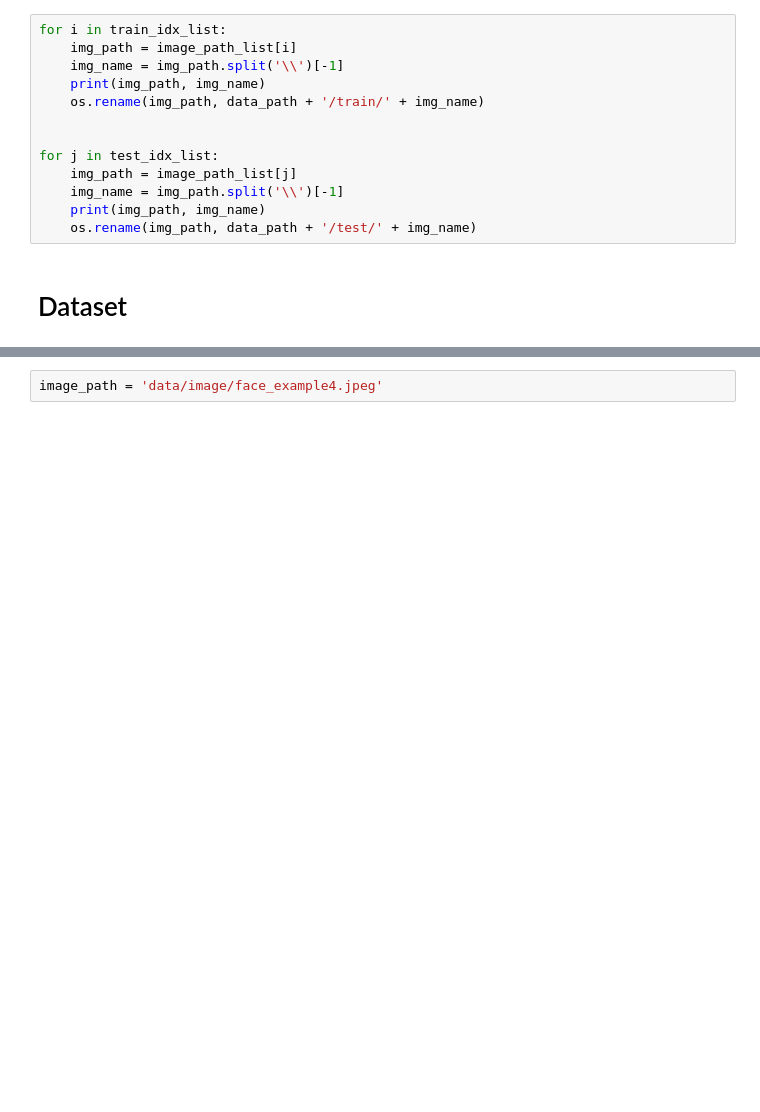
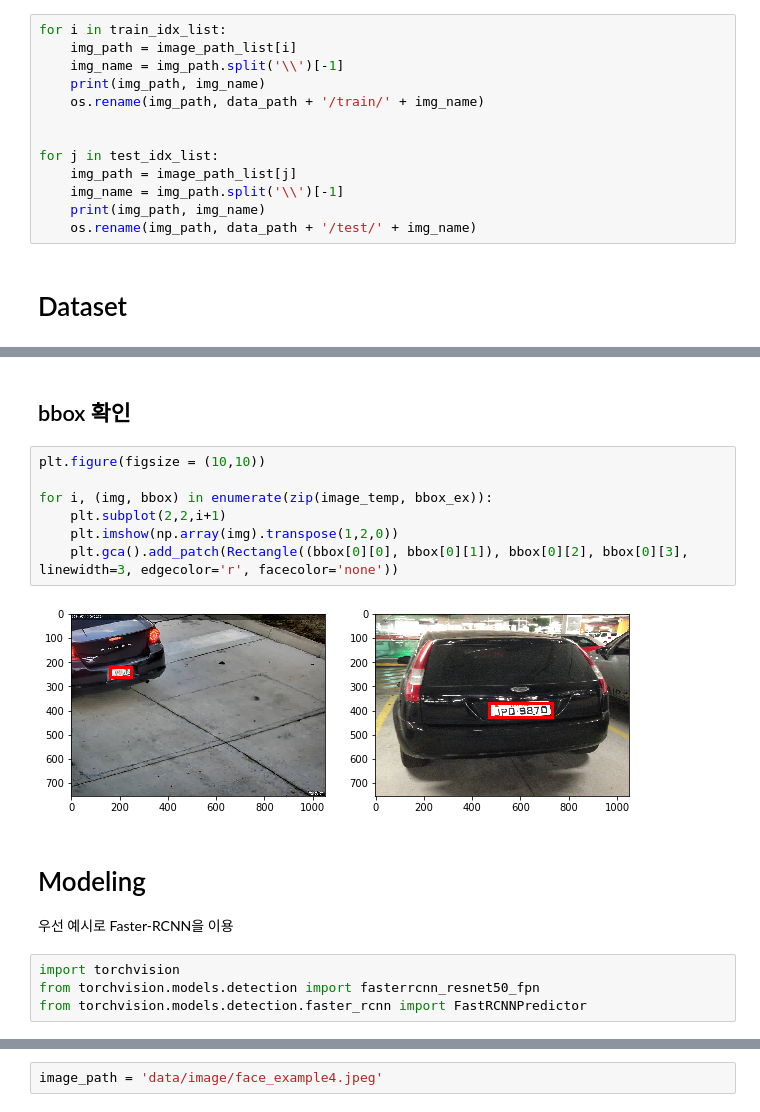
Before and after one commit to gjustin40/gjustin40-blog, a Jupyter notebook: Car_License_Recognition_DeepLearning.ipynb, the cells around one changed output, grey strips where cells are left out. Saved outputs shown, nothing was run; the diff lists cells and outputs as text; blank space fills up the shorter version.

```diff
--- a/Car_License_Recognition_DeepLearning.ipynb
+++ b/Car_License_Recognition_DeepLearning.ipynb
@@ -173,0 +194,18 @@ tensor([230., 206., 116.,  26.], dtype=torch.float64)
+# %% [markdown]
+## bbox 확인
+# %%
+plt.figure(figsize = (10,10))
+
+for i, (img, bbox) in enumerate(zip(image_temp, bbox_ex)):
+    plt.subplot(2,2,i+1)
+    plt.imshow(np.array(img).transpose(1,2,0))
+    plt.gca().add_patch(Rectangle((bbox[0][0], bbox[0][1]), bbox[0][2], bbox[0][3], linewidth=3, edgecolor='r', facecolor='none'))
+# %% [output]
+[figure, added]
+# %% [markdown]
+# Modeling
+우선 예시로 Faster-RCNN을 이용
+# %%
+import torchvision
+from torchvision.models.detection import fasterrcnn_resnet50_fpn
+from torchvision.models.detection.faster_rcnn import FastRCNNPredictor
```
Also changed, not shown: parts of 29 cells of this notebook.
